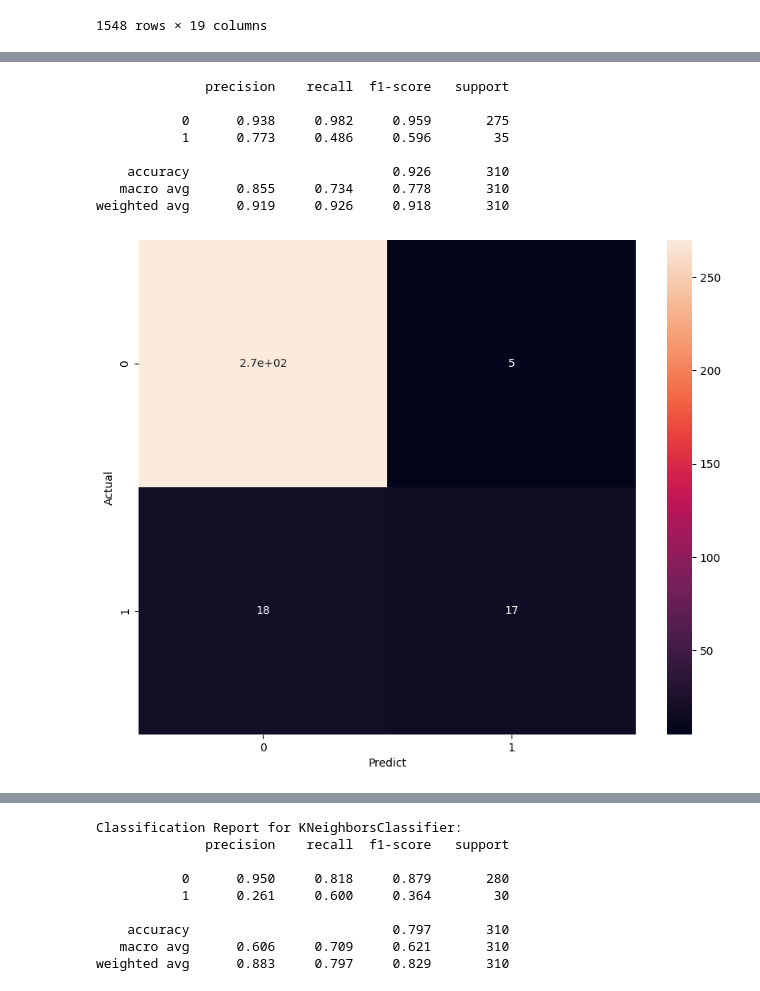
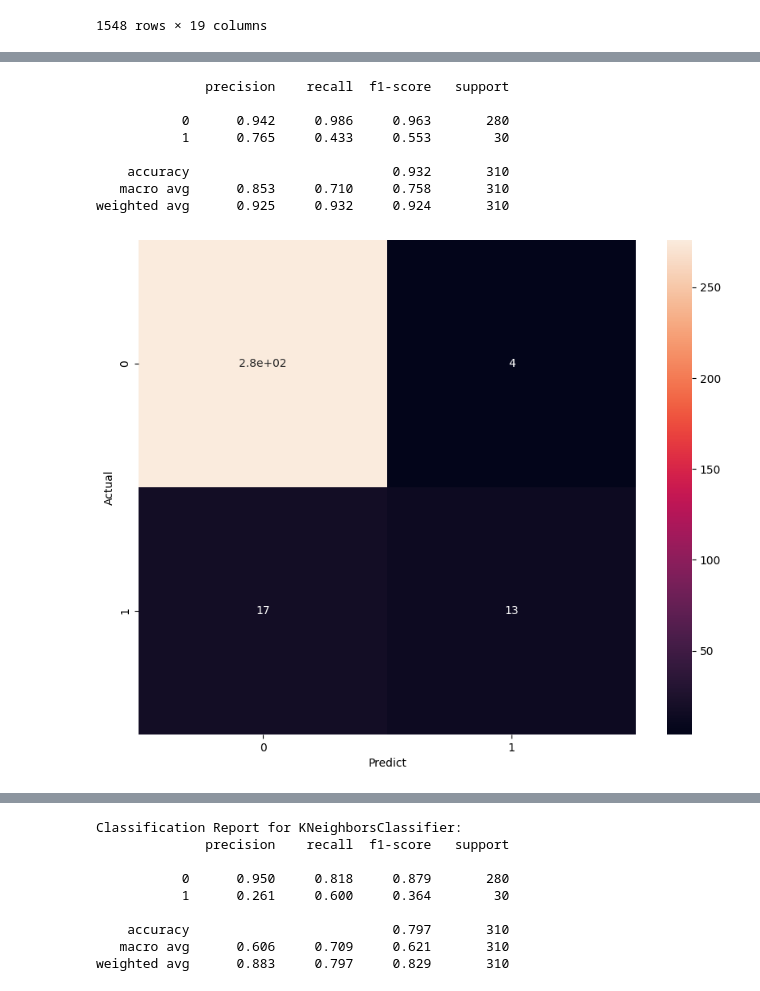
Before and after one commit to DaffaElgo/Iconic_2024, a Jupyter notebook: Code/Yey.ipynb, the cells around one changed output, grey strips where cells are left out. Cells and saved outputs as stored; diff of their text form; code cells hidden in the pictures.

```diff
--- a/Code/Yey.ipynb
+++ b/Code/Yey.ipynb
@@ -193,18 +154,0 @@ weighted avg       0.89      0.89      0.89       310
-# %%
-
-# Apply transformations to training and validation data
-X_train_processed = preprocessor.fit_transform(X_train)
-X_test_processed = preprocessor.transform(X_test)
-
-# Get feature names
-# num_features = ['Annual_income', 'Age_in_days', 'Days_of_employment', 'Family_Members']
-# cat_features = preprocessor.named_transformers_['OHE']['encoder'].get_feature_names_out().tolist()
-# all_features = num_features + cat_features
-
-# Convert to DataFrame
-X_train_final = pd.DataFrame(X_train_processed)
-X_test_final = pd.DataFrame(X_test_processed)
-
-# Your final training, validation, and test data are now ready to be used
-X_train_final.head()
-X_test_final.head()
@@ -232,26 +168,26 @@ from sklearn.metrics import make_scorer, f1_score, classification_report, confus
 # %%
 best = BalancedRandomForestClassifier(random_state=0, class_weight = 'balanced_subsample', verbose=0)
 best.fit(X_train_resampled, y_train_resampled)
-Y_pred = best.predict(X_test_final)
+Y_pred = best.predict(X_test_processed)
 
 print(classification_report(y_test, Y_pred, digits=3))
 # hapus marital status
 
 plt.figure(figsize=(10, 8))
 sns.heatmap(confusion_matrix(y_test, Y_pred), annot=True)
 plt.xlabel('Predict')
 plt.ylabel('Actual')
 plt.show()
 # %% [output]
               precision    recall  f1-score   support
 
-           0      0.938     0.982     0.959       275
-           1      0.773     0.486     0.596        35
+           0      0.942     0.986     0.963       280
+           1      0.765     0.433     0.553        30
 
-    accuracy                          0.926       310
-   macro avg      0.855     0.734     0.778       310
-weighted avg      0.919     0.926     0.918       310
+    accuracy                          0.932       310
+   macro avg      0.853     0.710     0.758       310
+weighted avg      0.925     0.932     0.924       310
-[figure, old version]
+[figure, new version]
 # %%
 import numpy as np
 import pandas as pd
```
Also changed, not shown: parts of 4 cells of this notebook, 4 other files.
